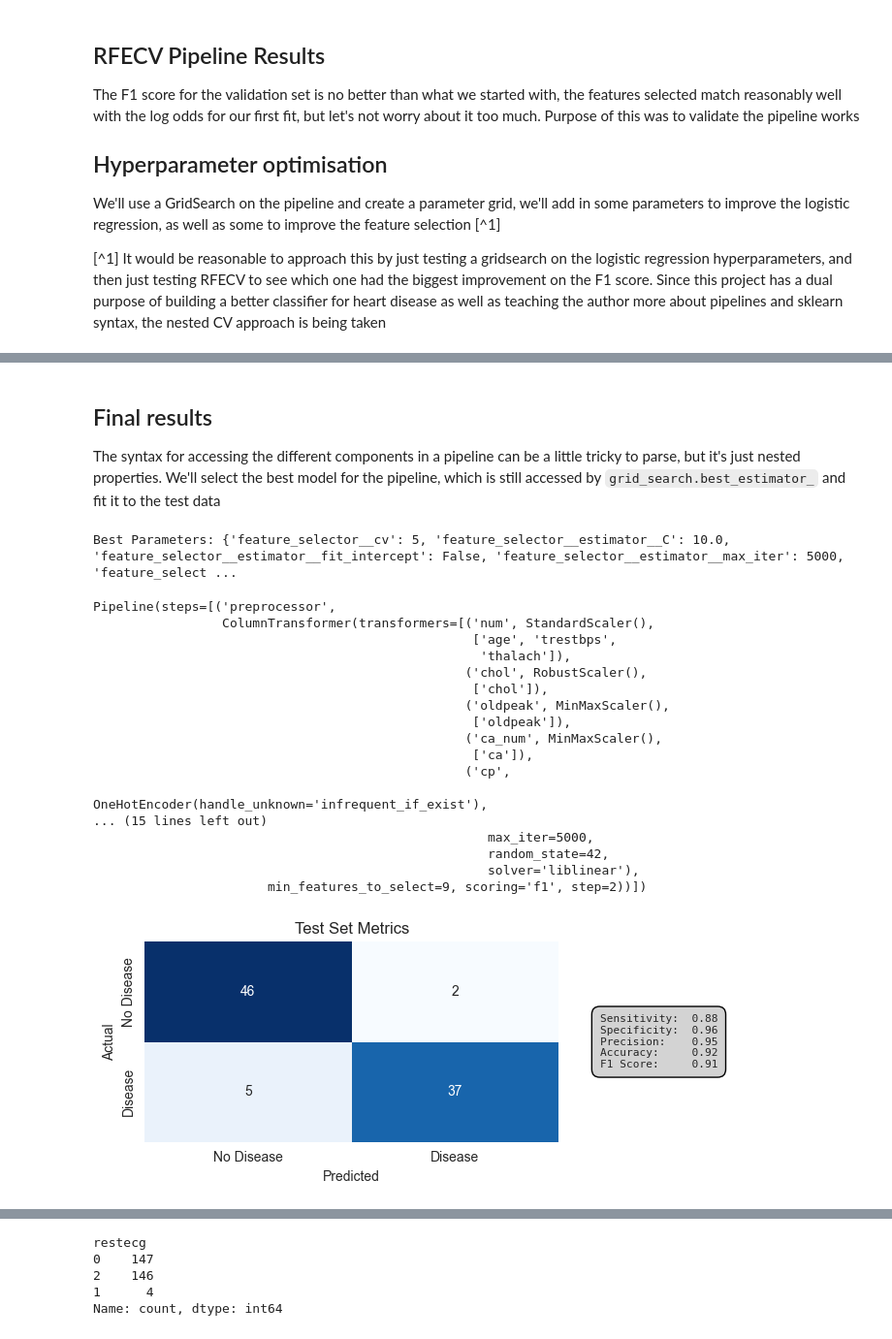
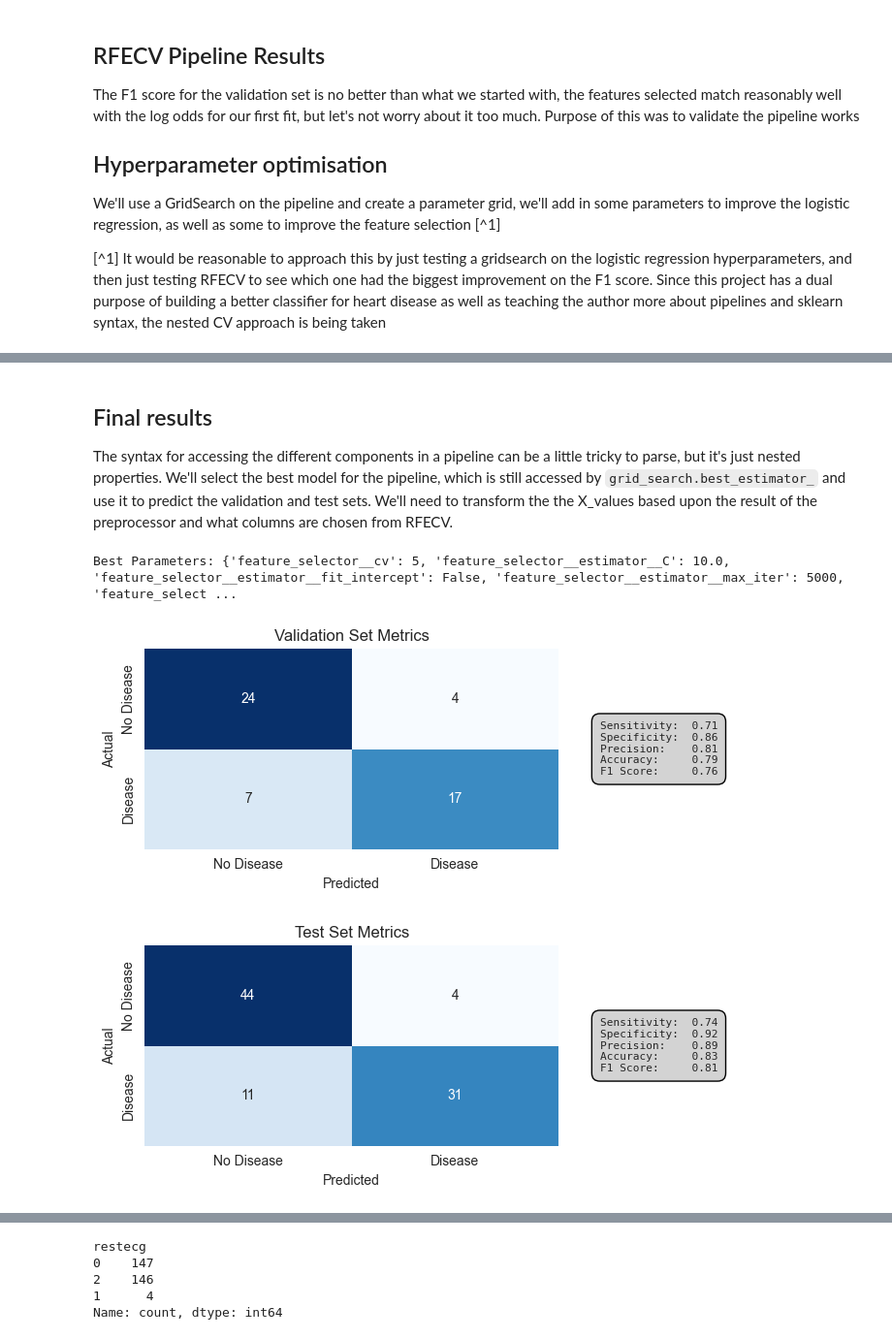
Before and after one commit to SJWallace/GP-ClassifyingHeartDisease, a Jupyter notebook: pipeline_full.ipynb, the cells around one changed output, grey strips where cells are left out. Shown at 97% size. Cells and saved outputs as stored; diff of their text form; code cells hidden in the pictures.

Commit message:
Fixed critical error in how the final pipeline was used to evaluate the model. Updated notebook to correctly use the fitted logistic regression model.

```diff
--- a/pipeline_full.ipynb
+++ b/pipeline_full.ipynb
@@ -419,36 +421,37 @@ Fitting 5 folds for each of 336 candidates, totalling 1680 fits
 # %% [markdown]
 ## Final results
-The syntax for accessing the different components in a pipeline can be a little tricky to parse, but it's just nested properties. We'll select the best model for the pipeline, which is still accessed by `grid_search.best_estimator_` and fit it to the test data
+The syntax for accessing the different components in a pipeline can be a little tricky to parse, but it's just nested
+ properties. We'll select the best model for the pipeline, which is still accessed by `grid_search.best_estimator_`
+ and use it to predict the validation and test sets. We'll need to transform the the X_values based upon the result
+ of the preprocessor and what columns are chosen from RFECV.
 # %%
 # Get the best parameters
 best_params = grid_search.best_params_
 print("Best Parameters:", best_params)
 
-best_model = grid_search.best_estimator_
-best_model.fit(X_test, y_test)
+best_model = grid_search.best_estimator_.named_steps['feature_selector'].estimator_
 # %% [output]
 Best Parameters: {'feature_selector__cv': 5, 'feature_selector__estimator__C': 10.0, 'feature_selector__estimator__fit_intercept': False, 'feature_selector__estimator__max_iter': 5000, 'feature_select ...
-Pipeline(steps=[('preprocessor',
-                 ColumnTransformer(transformers=[('num', StandardScaler(),
-                                                  ['age', 'trestbps',
-                                                   'thalach']),
-                                                 ('chol', RobustScaler(),
-                                                  ['chol']),
-                                                 ('oldpeak', MinMaxScaler(),
-                                                  ['oldpeak']),
-                                                 ('ca_num', MinMaxScaler(),
-                                                  ['ca']),
-                                                 ('cp',
-                                                  OneHotEncoder(handle_unknown='infrequent_if_exist'),
-... (15 lines left out)
-                                                    max_iter=5000,
-                                                    random_state=42,
-                                                    solver='liblinear'),
-                       min_features_to_select=9, scoring='f1', step=2))])
 # %%
-y_test_pred = best_model.predict(X_test)
-metrics = model_metrics(y_test, y_test_pred, "Test Set Metrics")
+# Get the support mask from RFECV to know which of the features fed in were active
+support_mask = grid_search.best_estimator_.named_steps['feature_selector'].support_
+
+# Drop columns not used in the transformed dataset
+X_val_transformed = grid_search.best_estimator_.named_steps['preprocessor'].transform(X_val)
+X_val_transformed = X_val_transformed[:, support_mask]  # Use the support mask to filter columns
+
+y_val_pred = best_model.predict(X_val_transformed)
+metrics = model_metrics(y_val, y_val_pred, "Validation Set Metrics")
 # %% [output]
-[figure, old version]
+[figure, new version]
+# %%
+# Drop columns not used in the transformed dataset
+X_test_transformed = grid_search.best_estimator_.named_steps['preprocessor'].transform(X_test)
+X_test_transformed = X_test_transformed[:, support_mask]  # Use the support mask to filter columns
+
+y_test_pred = best_model.predict(X_test_transformed)
+metrics = model_metrics(y_test, y_test_pred, "Test Set Metrics")
+# %% [output]
+[figure, added]
 # %% [markdown]
 ### Test data results
```
Also changed, not shown: parts of 4 cells of this notebook.
